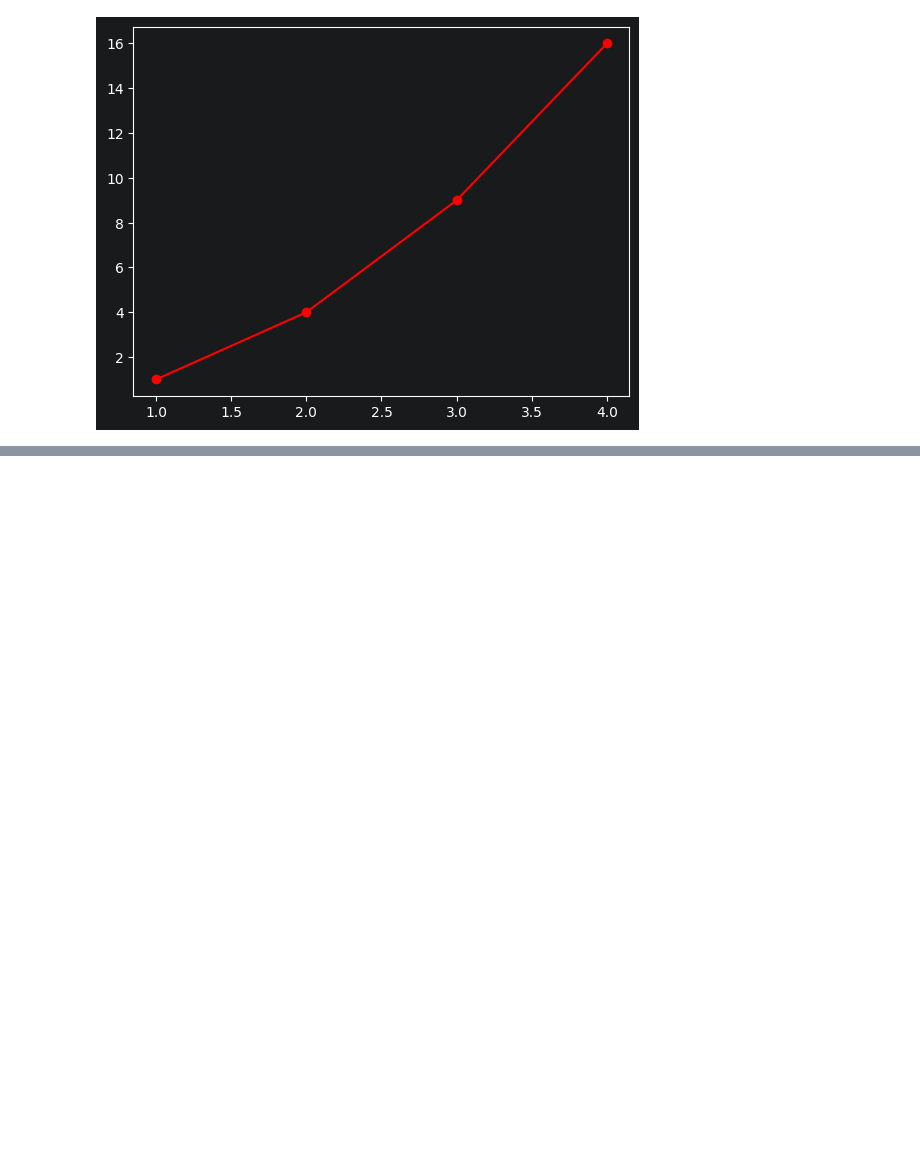
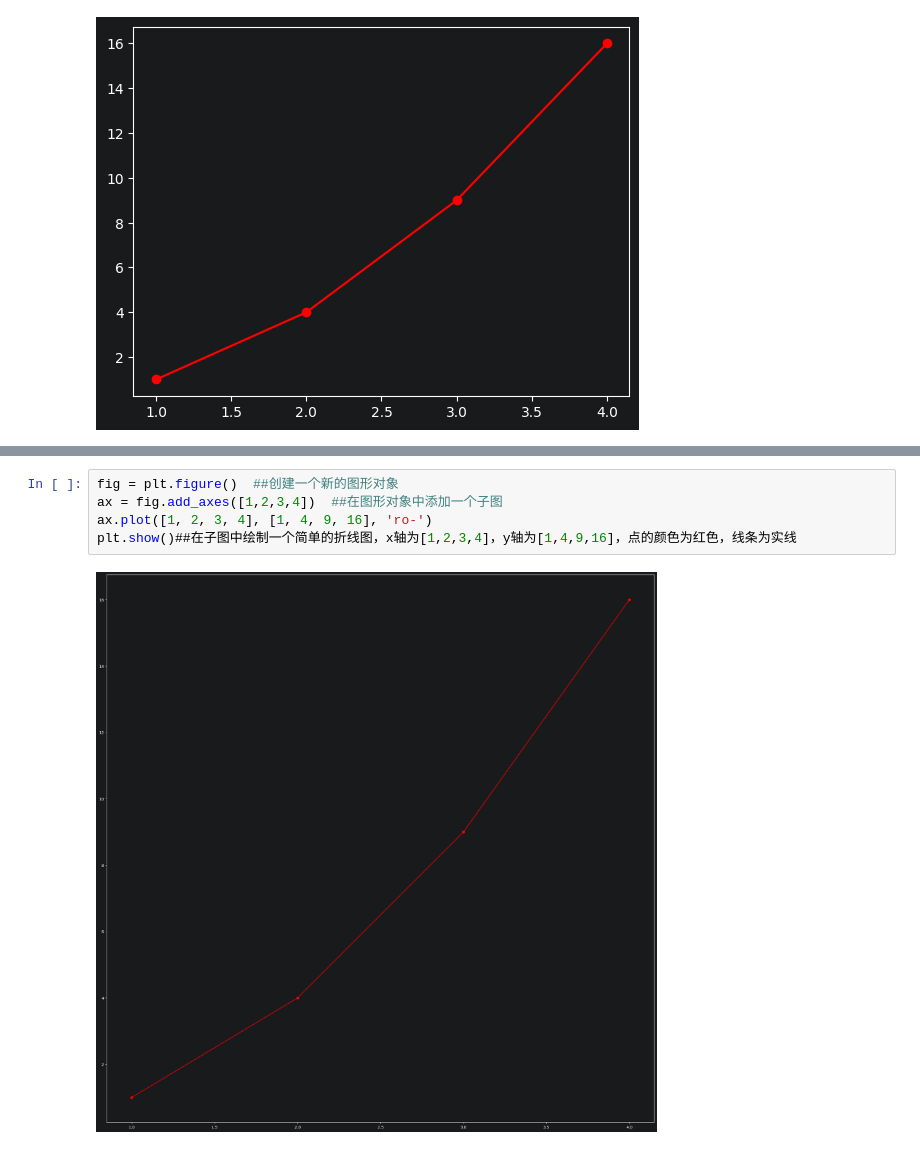
Before and after one commit to wj254897055/learn-python-machine-learning, a Jupyter notebook: section-1/introduction-to-matpotlib.ipynb, the cells around one changed output, grey strips where cells are left out. Saved outputs shown, nothing was run; the diff lists cells and outputs as text; blank space fills up the shorter version.

```diff
--- a/section-1/introduction-to-matpotlib.ipynb
+++ b/section-1/introduction-to-matpotlib.ipynb
@@ -9,0 +17,7 @@ plt.plot([1,2,3,4], [1,4,9,16], 'ro-') ##绘制一个简单的折线图，x轴
+# %%
+fig = plt.figure()  ##创建一个新的图形对象
+ax = fig.add_axes([1,2,3,4])  ##在图形对象中添加一个子图
+ax.plot([1, 2, 3, 4], [1, 4, 9, 16], 'ro-')
+plt.show()##在子图中绘制一个简单的折线图，x轴为[1,2,3,4]，y轴为[1,4,9,16]，点的颜色为红色，线条为实线
+# %% [output]
+[figure, added]
```
Also changed, not shown: parts of 2 cells of this notebook, 1 other file.
